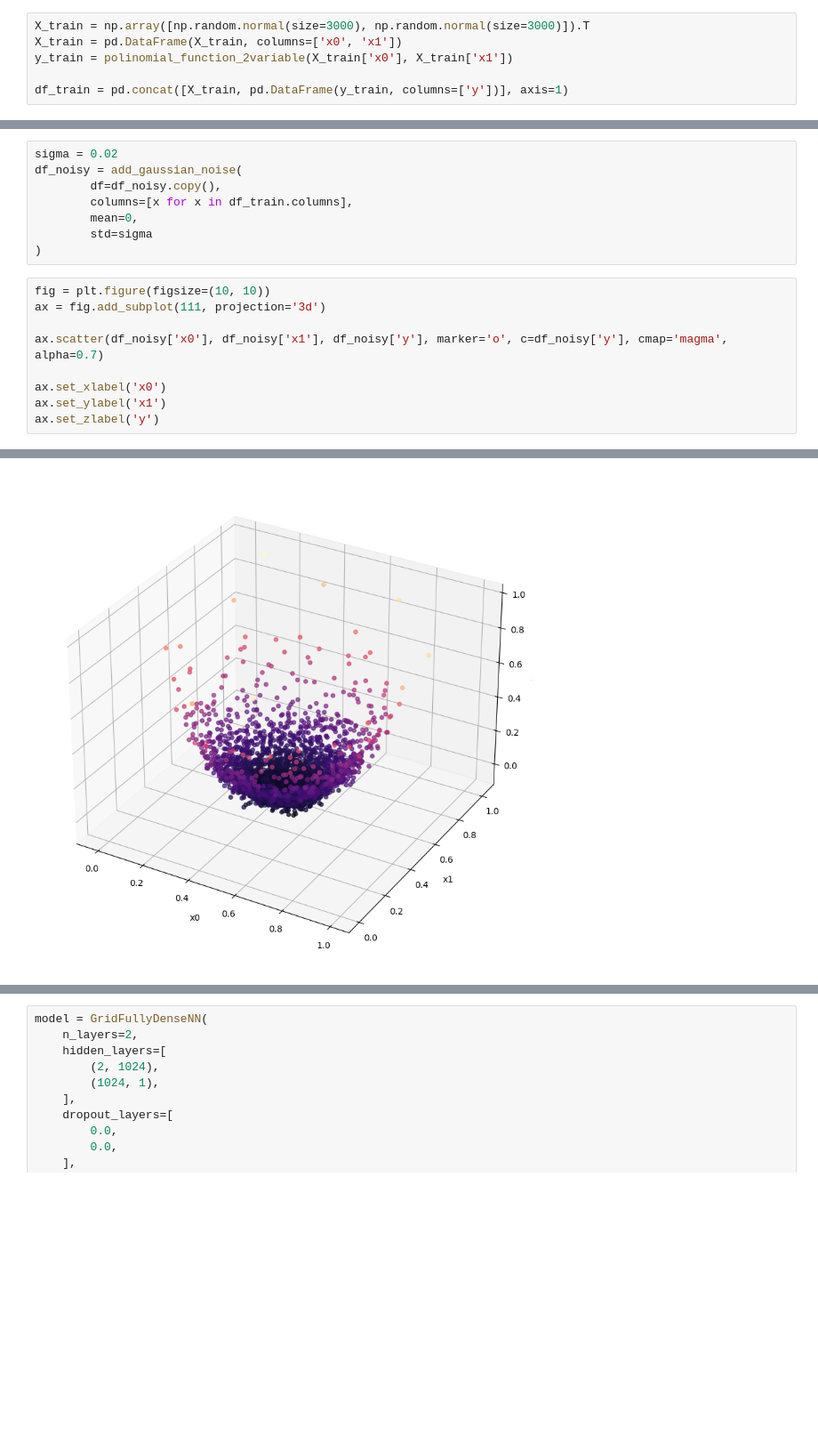
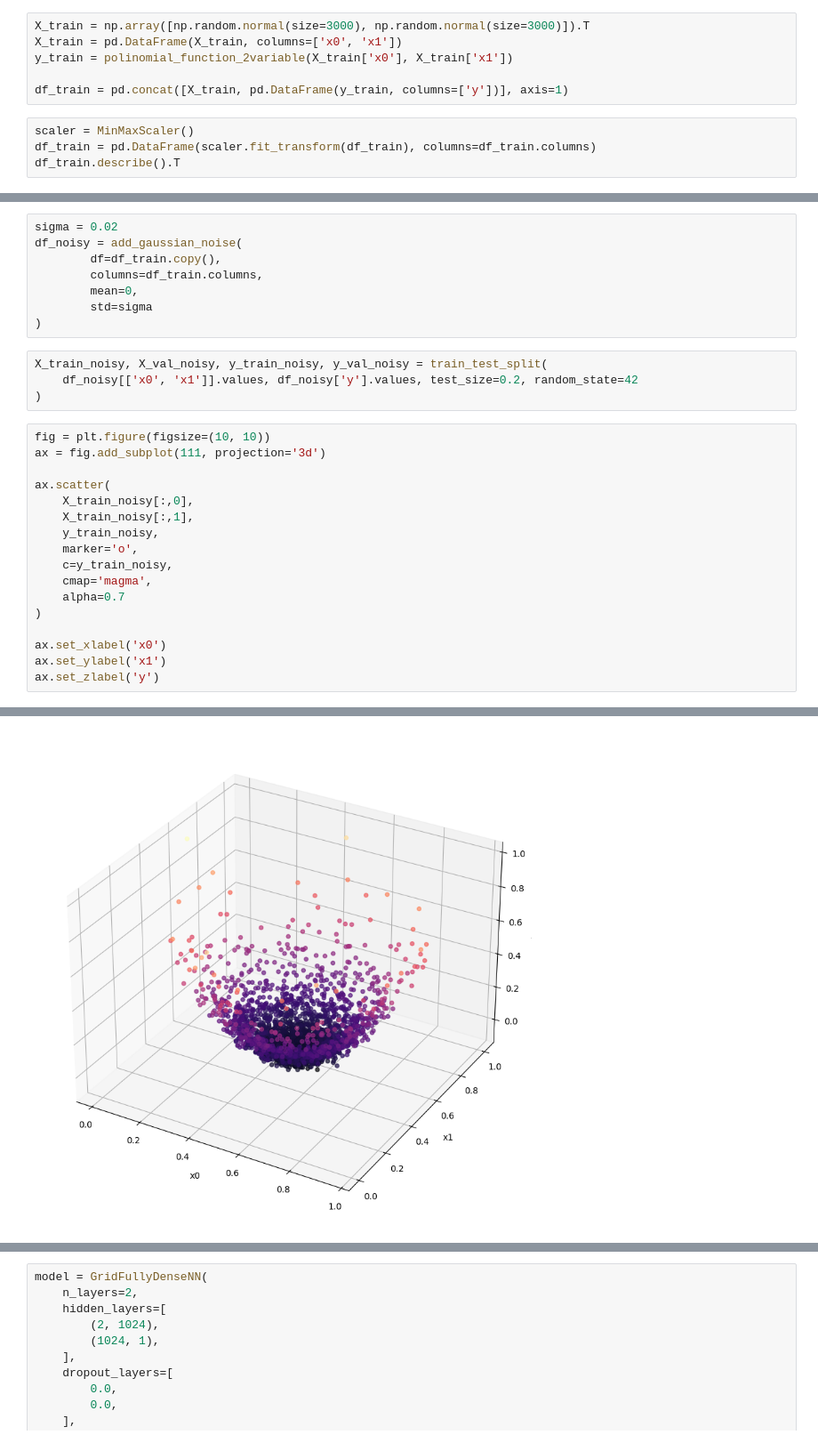
Before and after one commit to ari-dasci/S-DenoGrad, a Jupyter notebook: src/notebooks/polinomial_3D/polinomial_data_2variable.ipynb, the cells around one changed output, grey strips where cells are left out. Shown: that part at 89% size. Saved outputs shown, nothing was run; the diff lists cells and outputs as text; blank space fills up the shorter version.

Commit message:
src changes but not data and checkpoints changes

```diff
--- a/src/notebooks/polinomial_3D/polinomial_data_2variable.ipynb
+++ b/src/notebooks/polinomial_3D/polinomial_data_2variable.ipynb
@@ -75,3 +76,7 @@ X_train = pd.DataFrame(X_train, columns=['x0', 'x1'])
 y_train = polinomial_function_2variable(X_train['x0'], X_train['x1'])
 
 df_train = pd.concat([X_train, pd.DataFrame(y_train, columns=['y'])], axis=1)
+# %%
+scaler = MinMaxScaler()
+df_train = pd.DataFrame(scaler.fit_transform(df_train), columns=df_train.columns)
+df_train.describe().T
@@ -98,20 +143,32 @@ df_noisy.columns = ['x0', 'x1', 'y']
 # %%
 sigma = 0.02
 df_noisy = add_gaussian_noise(
-        df=df_noisy.copy(),
-        columns=[x for x in df_train.columns],
+        df=df_train.copy(),
+        columns=df_train.columns,
         mean=0,
         std=sigma
 )
+# %%
+X_train_noisy, X_val_noisy, y_train_noisy, y_val_noisy = train_test_split(
+    df_noisy[['x0', 'x1']].values, df_noisy['y'].values, test_size=0.2, random_state=42
+)
 # %%
 fig = plt.figure(figsize=(10, 10))
 ax = fig.add_subplot(111, projection='3d')
 
-ax.scatter(df_noisy['x0'], df_noisy['x1'], df_noisy['y'], marker='o', c=df_noisy['y'], cmap='magma', alpha=0.7)
+ax.scatter(
+    X_train_noisy[:,0],
+    X_train_noisy[:,1],
+    y_train_noisy,
+    marker='o',
+    c=y_train_noisy,
+    cmap='magma',
+    alpha=0.7
+)
 
 ax.set_xlabel('x0')
 ax.set_ylabel('x1')
 ax.set_zlabel('y')
 # %% [output]
 Text(0.5, 0, 'y')
-[figure, old version]
+[figure, new version]
```
Also changed, not shown: parts of 19 cells of this notebook, 43 other files.
